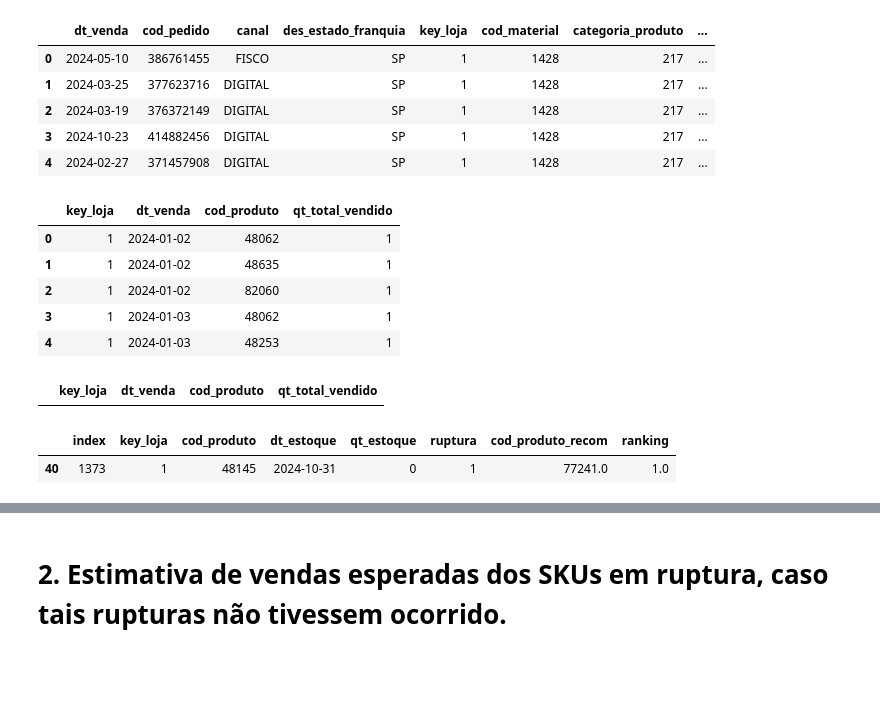
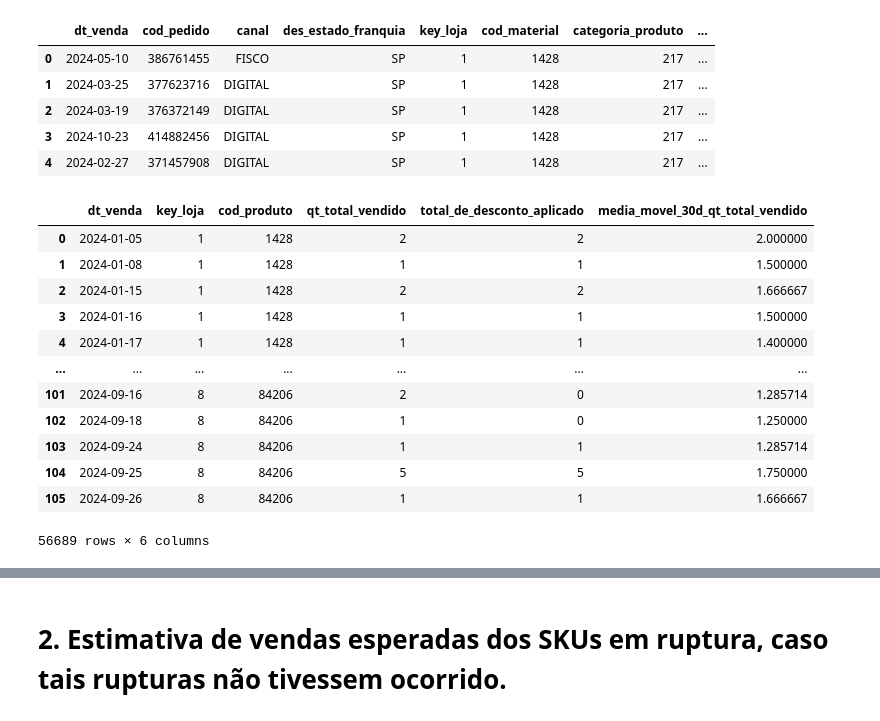
Before and after one commit to MaxwellPaparelli/Case, a Jupyter notebook: notebooks/notebook_case.ipynb, the cells around one changed output, grey strips where cells are left out. Cells and saved outputs as stored; diff of their text form; code cells hidden in the pictures; blank space fills up the shorter version.

```diff
--- a/notebooks/notebook_case.ipynb
+++ b/notebooks/notebook_case.ipynb
@@ -226,41 +227,36 @@ df_vendas.head()
 | 4 | 2024-02-27 | 371457908 | DIGITAL | SP | 1 | 1428 | 217 | ... |
 # %%
 df_vendas_select = df_vendas.sort_values(['key_loja','dt_venda','cod_material']).copy()
-df_vendas_select_2 = df_vendas.sort_values(['key_loja','dt_venda','cod_material']).copy()
 
 df_vendas_select = df_vendas_select[['key_loja','dt_venda','cod_material','vlr_venda_tabelado','vlr_desconto']]
-df_vendas_agg = df_vendas_select.groupby(['key_loja','dt_venda','cod_material']).agg(qt_total_vendido=('cod_material', 'count')).reset_index()
-# df_vendas_agg = df_vendas_select.groupby(['key_loja','dt_venda','cod_material']).agg(vlr_venda_total=('vlr_venda_tabelado', 'sum'), total_vendido=('cod_material', 'count')).reset_index()
+df_vendas_select['desconto_aplicado'] = df_vendas_select['vlr_desconto'].apply(lambda x: 1 if x > 0 else 0)
+df_vendas_agg = df_vendas_select.groupby(['key_loja','dt_venda','cod_material']).agg(qt_total_vendido=('cod_material', 'count'), total_de_desconto_aplicado=('desconto_aplicado', 'sum')).reset_index()
+
+df_vendas_agg = df_vendas_agg.rename(columns={'cod_material': 'cod_produto'})
+df_vendas_agg = df_vendas_agg.sort_values(['key_loja', 'cod_produto', 'dt_venda'])
+
+# 3. Agora aplica o rolling DENTRO de cada grupo
+def aplicar_rolling(grupo):
+    grupo = grupo.set_index('dt_venda').sort_index()
+    grupo['media_movel_30d_qt_total_vendido'] = grupo['qt_total_vendido'].rolling('30D').mean()
+    return grupo.reset_index()
+
+# 4. Aplica nos grupos
+df_vendas_agg = df_vendas_agg.groupby(['key_loja', 'cod_produto'], group_keys=False).apply(aplicar_rolling)
 
 
-# df_vendas_select_2 = df_vendas_select_2[['key_loja','dt_venda','cod_material','vlr_venda_tabelado','vlr_desconto']]
-# df_vendas_agg_2 = df_vendas_select_2.groupby(['key_loja','dt_venda','cod_material']).agg(vlr_venda_tabelado=('vlr_venda_tabelado', 'max'), vlr_desconto=('vlr_desconto', 'max')).reset_index()
-
-# df_vendas_agg = df_vendas_agg.merge(df_vendas_agg_2, on=['key_loja','dt_venda','cod_material'], how='left')
-df_vendas_agg = df_vendas_agg.rename(columns={'cod_material': 'cod_produto'})
-
-df_vendas_agg.head()
+df_vendas_agg
 # %% [output]
-|  | key_loja | dt_venda | cod_produto | qt_total_vendido |
-| 0 | 1 | 2024-01-02 | 48062 | 1 |
-| 1 | 1 | 2024-01-02 | 48635 | 1 |
-| 2 | 1 | 2024-01-02 | 82060 | 1 |
-| 3 | 1 | 2024-01-03 | 48062 | 1 |
-| 4 | 1 | 2024-01-03 | 48253 | 1 |
+|  | dt_venda | key_loja | cod_produto | qt_total_vendido | total_de_desconto_aplicado | media_movel_30d_qt_total_vendido |
+| 0 | 2024-01-05 | 1 | 1428 | 2 | 2 | 2.000000 |
+| 1 | 2024-01-08 | 1 | 1428 | 1 | 1 | 1.500000 |
+| 2 | 2024-01-15 | 1 | 1428 | 2 | 2 | 1.666667 |
+| 3 | 2024-01-16 | 1 | 1428 | 1 | 1 | 1.500000 |
+| 4 | 2024-01-17 | 1 | 1428 | 1 | 1 | 1.400000 |
+| ... | ... | ... | ... | ... | ... | ... |
+| 101 | 2024-09-16 | 8 | 84206 | 2 | 0 | 1.285714 |
+| 102 | 2024-09-18 | 8 | 84206 | 1 | 0 | 1.250000 |
+| 103 | 2024-09-24 | 8 | 84206 | 1 | 1 | 1.285714 |
+| 104 | 2024-09-25 | 8 | 84206 | 5 | 5 | 1.750000 |
+| 105 | 2024-09-26 | 8 | 84206 | 1 | 1 | 1.666667 |
+56689 rows × 6 columns
-# %%
-df_vendas_agg_10 = df_vendas_agg[df_vendas_agg['dt_venda']=='2024-12-27']
-df_vendas_agg_10 = df_vendas_agg_10[df_vendas_agg_10['key_loja']==1]
-df_vendas_agg_10 = df_vendas_agg_10[df_vendas_agg_10['cod_produto']==85124]
-
-df_vendas_agg_10.head()
-# %% [output]
-|  | key_loja | dt_venda | cod_produto | qt_total_vendido |
-# %%
-df_estoques_ruptura_10 = df_estoques_ruptura[df_estoques_ruptura['dt_estoque']=='2024-10-31']
-df_estoques_ruptura_10 = df_estoques_ruptura_10[df_estoques_ruptura_10['key_loja']==1]
-df_estoques_ruptura_10 = df_estoques_ruptura_10[df_estoques_ruptura_10['cod_produto']==48145]
-
-df_estoques_ruptura_10.head()
-# %% [output]
-|  | index | key_loja | cod_produto | dt_estoque | qt_estoque | ruptura | cod_produto_recom | ranking |
-| 40 | 1373 | 1 | 48145 | 2024-10-31 | 0 | 1 | 77241.0 | 1.0 |
```
Also changed, not shown: parts of 23 cells of this notebook.
